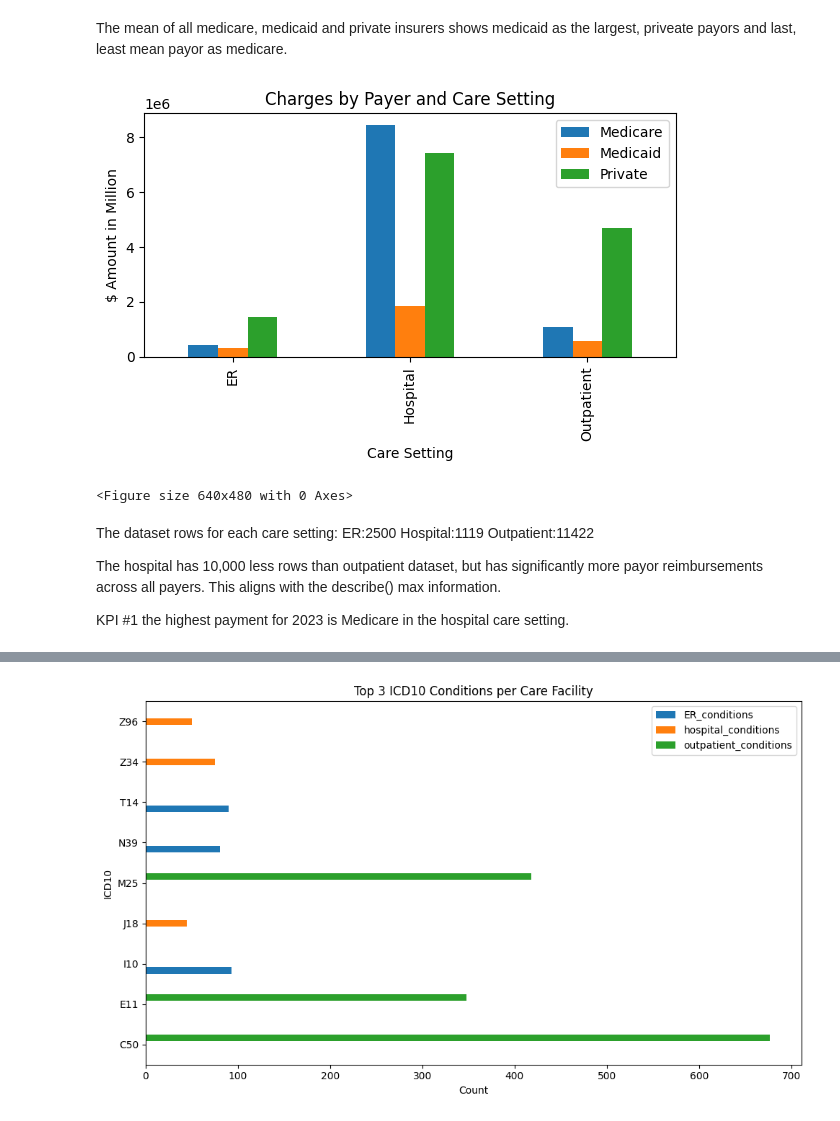
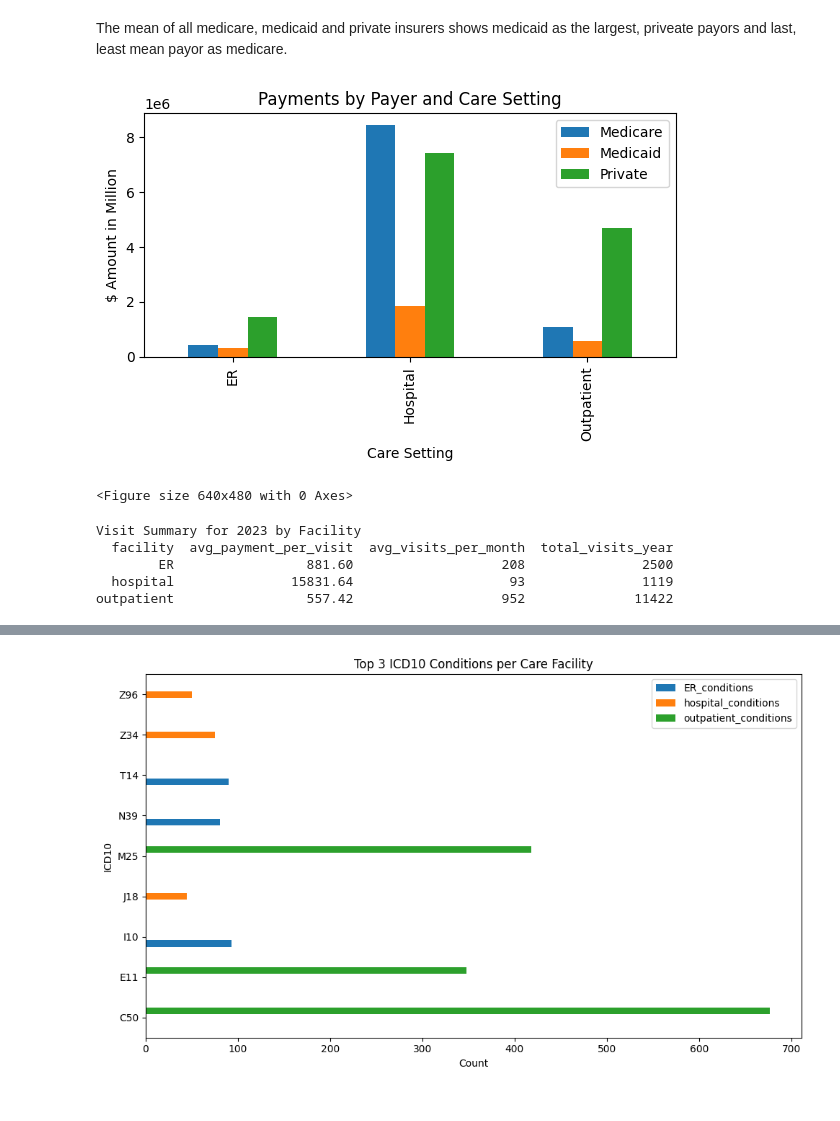
Before and after one commit to mha2112/Insurers, a Jupyter notebook: analysis.ipynb, the cells around one changed output, grey strips where cells are left out. Saved outputs shown, nothing was run; the diff lists cells and outputs as text; code cells hidden in the pictures.

```diff
--- a/analysis.ipynb
+++ b/analysis.ipynb
@@ -167,25 +235,51 @@ summary_df.describe()
 # %% [markdown]
 The mean of all medicare, medicaid and private insurers shows medicaid as the largest, priveate payors and last, least mean payor as medicare.
 # %%
-#visual
-plot_labels(summary_df, kind='bar', title='Charges by Payer and Care Setting', xlabel='Care Setting', ylabel='$ Amount in Million', figsize=(6,4))
+#visual payments sorted by Insurers
+plot_labels(summary_df, kind='bar', title='Payments by Payer and Care Setting', xlabel='Care Setting', ylabel='$ Amount in Million', figsize=(6,4))
 
 plt.xticks
 plt.tight_layout()
 plt.show()
 # %% [output]
-[figure, old version]
+[figure, new version]
 <Figure size 640x480 with 0 Axes>
-# %% [markdown]
-The dataset rows for each care setting:
-ER:2500
-Hospital:1119
-Outpatient:11422
-
-The hospital has 10,000 less rows than outpatient dataset, but has significantly more payor reimbursements across all payers.
-This aligns with the describe() max information.
-
-KPI #1 the highest payment for 2023 is Medicare in the hospital care setting.
+# %%
+#---------KPI 2---------------
+#combine all datasets to compare
+ER_df['facility'] = 'ER'
+hospital_df['facility'] = 'hospital'
+outpatient_df['facility'] = 'outpatient'
+
+entities_df = pd.concat([ER_df, hospital_df, outpatient_df], ignore_index=True)
+payer_cols= ['medicare','medicaid', 'private']
+
+#total payments
+entities_df['total'] = entities_df[payer_cols].sum(axis=1)
+
+#Average payment per Visit----------------
+avg_payment_per_visit = entities_df.groupby('facility')['total'].mean().reset_index(name='avg_payment_per_visit')
+avg_payment_per_visit['avg_payment_per_visit'] = avg_payment_per_visit['avg_payment_per_visit'].round(2)
+
+#average number of visits per month
+monthly_visits = entities_df.groupby(['facility', 'month']).size().reset_index(name='num_visits')
+avg_visits_per_month = (monthly_visits.groupby('facility')['num_visits'].mean().reset_index(name='avg_visits_per_month'))
+avg_visits_per_month['avg_visits_per_month'] = avg_visits_per_month['avg_visits_per_month'].round(0).astype(int)
+
+#average visits per year
+total_visits_year = entities_df.groupby('facility').size().reset_index(name='total_visits_year')
+
+#cleaned summary
+visit_summary = avg_payment_per_visit.merge(avg_visits_per_month, on='facility').merge(total_visits_year, on='facility').sort_values('facility')
+
+print('Visit Summary for 2023 by Facility')
+print(visit_summary.to_string(index=False))
+# %% [output]
+Visit Summary for 2023 by Facility
+  facility  avg_payment_per_visit  avg_visits_per_month  total_visits_year
+        ER                 881.60                   208               2500
+  hospital               15831.64                    93               1119
+outpatient                 557.42                   952              11422
 # %%
 #Top three frequent ICD10 variables
 ER_conditions = ER_df['ICD10'].value_counts().head(3)
```
Also changed, not shown: parts of 21 cells of this notebook.
